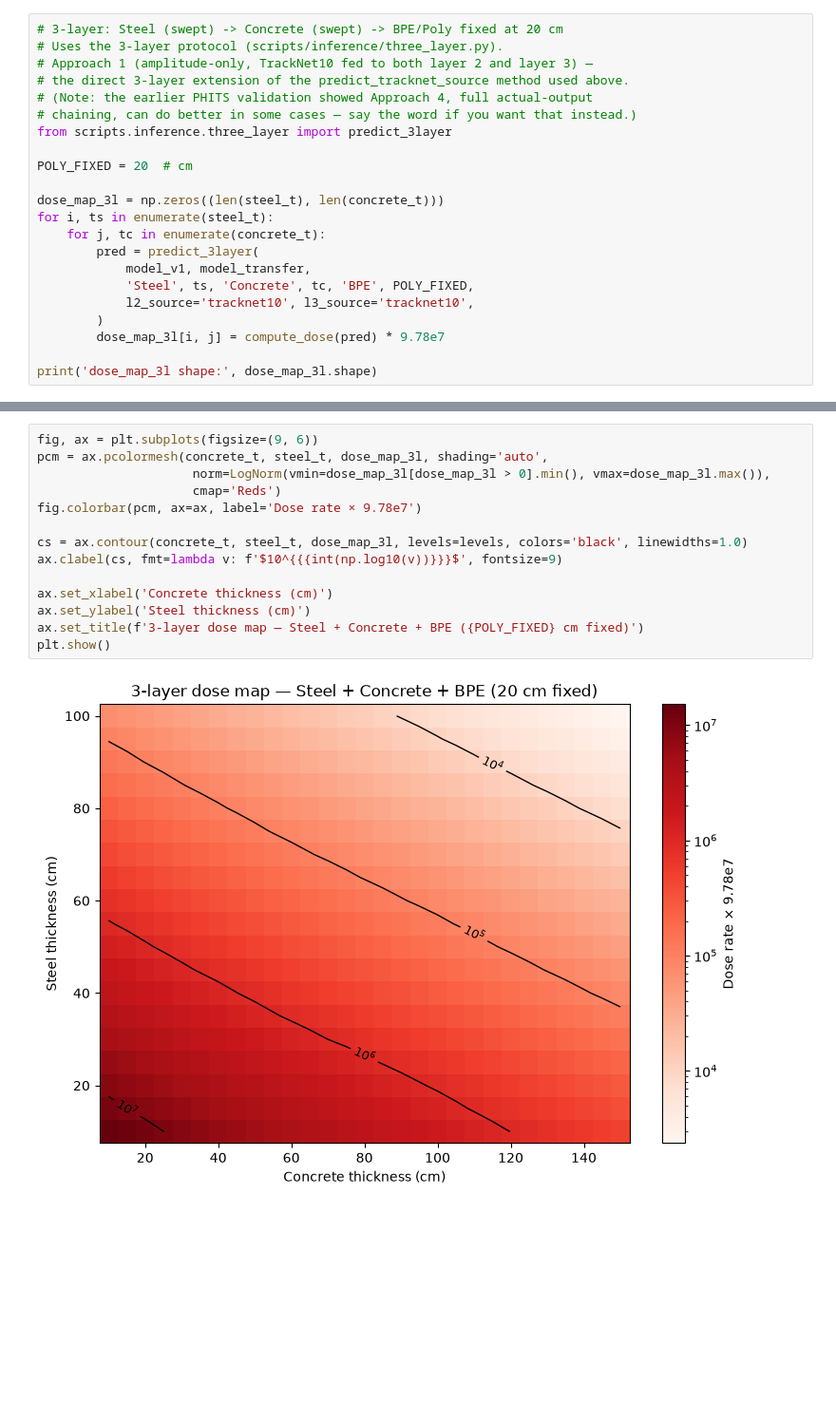
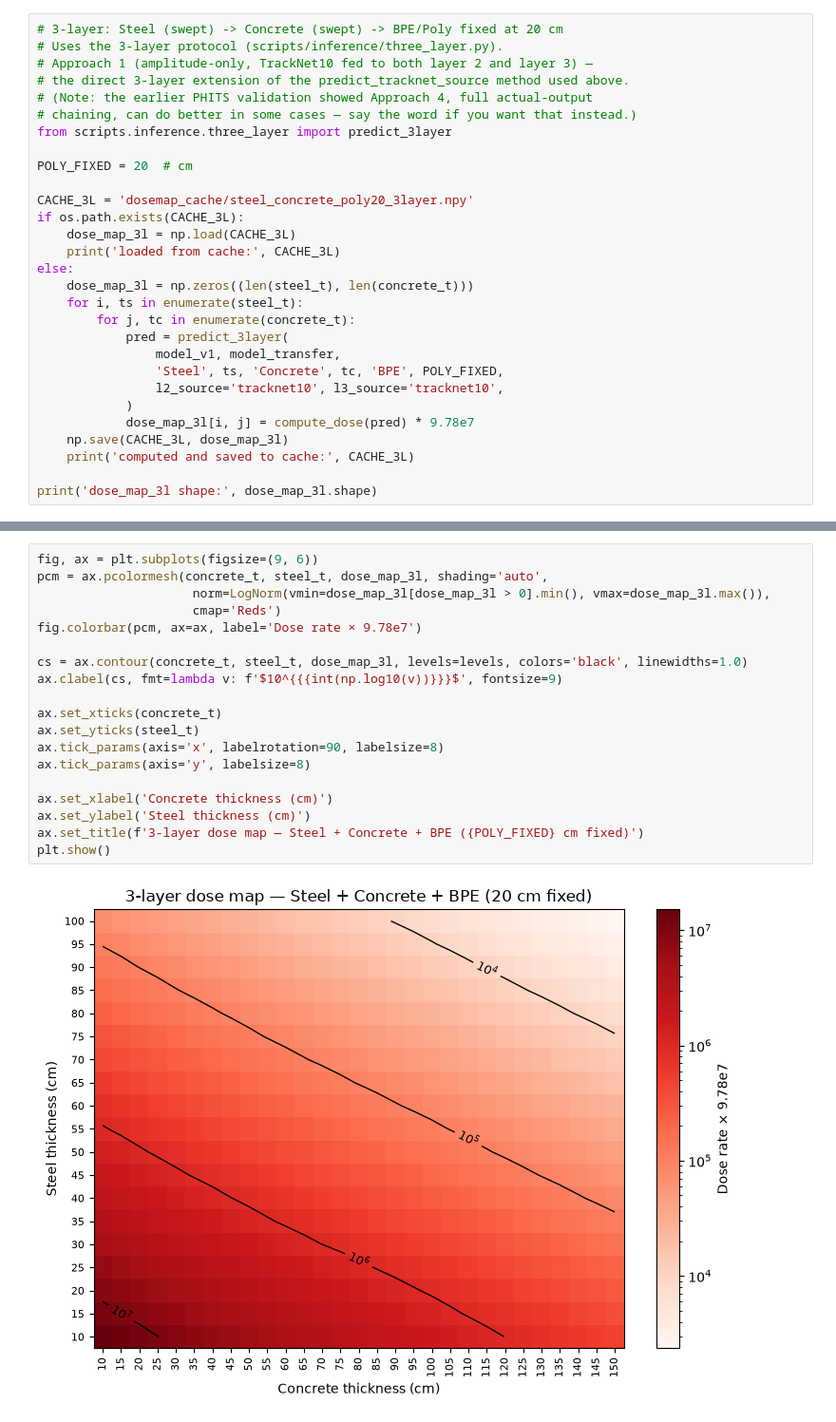
Before and after one commit to arj-shriv/shielding, a Jupyter notebook: analysis/plot_dump_source.ipynb, the cells around one changed output, grey strips where cells are left out. Shown at 95% size. Saved outputs shown, nothing was run; the diff lists cells and outputs as text; blank space fills up the shorter version.

```diff
--- a/analysis/plot_dump_source.ipynb
+++ b/analysis/plot_dump_source.ipynb
@@ -115,15 +142,22 @@ from scripts.inference.three_layer import predict_3layer
 
 POLY_FIXED = 20  # cm
 
-dose_map_3l = np.zeros((len(steel_t), len(concrete_t)))
-for i, ts in enumerate(steel_t):
-    for j, tc in enumerate(concrete_t):
-        pred = predict_3layer(
-            model_v1, model_transfer,
-            'Steel', ts, 'Concrete', tc, 'BPE', POLY_FIXED,
-            l2_source='tracknet10', l3_source='tracknet10',
-        )
-        dose_map_3l[i, j] = compute_dose(pred) * 9.78e7
+CACHE_3L = 'dosemap_cache/steel_concrete_poly20_3layer.npy'
+if os.path.exists(CACHE_3L):
+    dose_map_3l = np.load(CACHE_3L)
+    print('loaded from cache:', CACHE_3L)
+else:
+    dose_map_3l = np.zeros((len(steel_t), len(concrete_t)))
+    for i, ts in enumerate(steel_t):
+        for j, tc in enumerate(concrete_t):
+            pred = predict_3layer(
+                model_v1, model_transfer,
+                'Steel', ts, 'Concrete', tc, 'BPE', POLY_FIXED,
+                l2_source='tracknet10', l3_source='tracknet10',
+            )
+            dose_map_3l[i, j] = compute_dose(pred) * 9.78e7
+    np.save(CACHE_3L, dose_map_3l)
+    print('computed and saved to cache:', CACHE_3L)
 
 print('dose_map_3l shape:', dose_map_3l.shape)
 # %% [output]
@@ -131,16 +166,21 @@ dose_map_3l shape: (19, 29)
 # %%
 fig, ax = plt.subplots(figsize=(9, 6))
 pcm = ax.pcolormesh(concrete_t, steel_t, dose_map_3l, shading='auto',
                      norm=LogNorm(vmin=dose_map_3l[dose_map_3l > 0].min(), vmax=dose_map_3l.max()),
                      cmap='Reds')
 fig.colorbar(pcm, ax=ax, label='Dose rate × 9.78e7')
 
 cs = ax.contour(concrete_t, steel_t, dose_map_3l, levels=levels, colors='black', linewidths=1.0)
 ax.clabel(cs, fmt=lambda v: f'$10^{{{int(np.log10(v))}}}$', fontsize=9)
 
+ax.set_xticks(concrete_t)
+ax.set_yticks(steel_t)
+ax.tick_params(axis='x', labelrotation=90, labelsize=8)
+ax.tick_params(axis='y', labelsize=8)
+
 ax.set_xlabel('Concrete thickness (cm)')
 ax.set_ylabel('Steel thickness (cm)')
 ax.set_title(f'3-layer dose map — Steel + Concrete + BPE ({POLY_FIXED} cm fixed)')
 plt.show()
 # %% [output]
-[figure, old version]
+[figure, new version]
```
Also changed, not shown: parts of 5 cells of this notebook, 1 other file.
